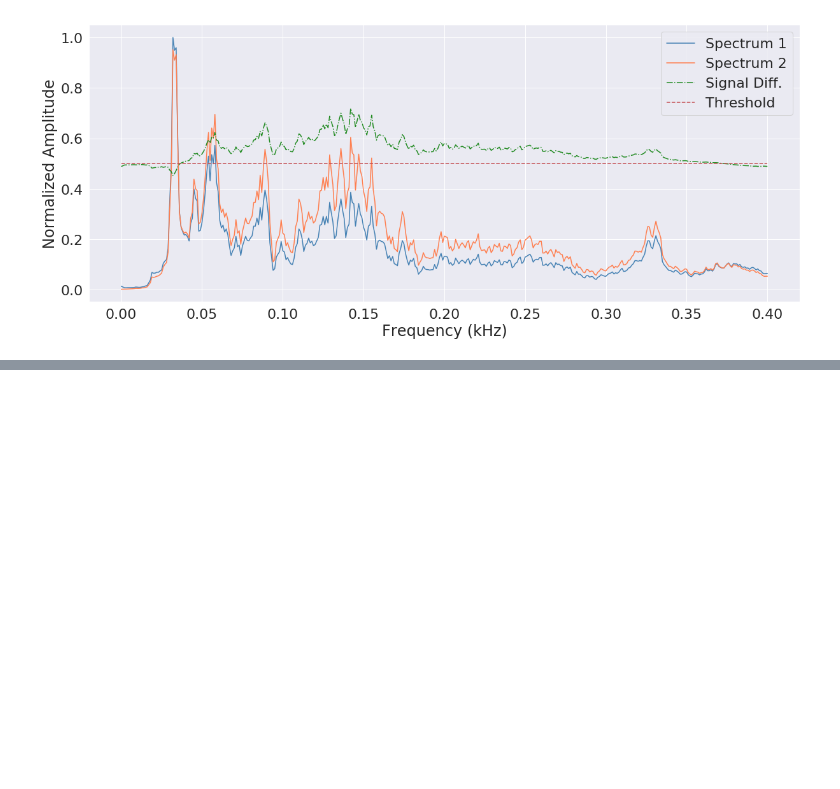
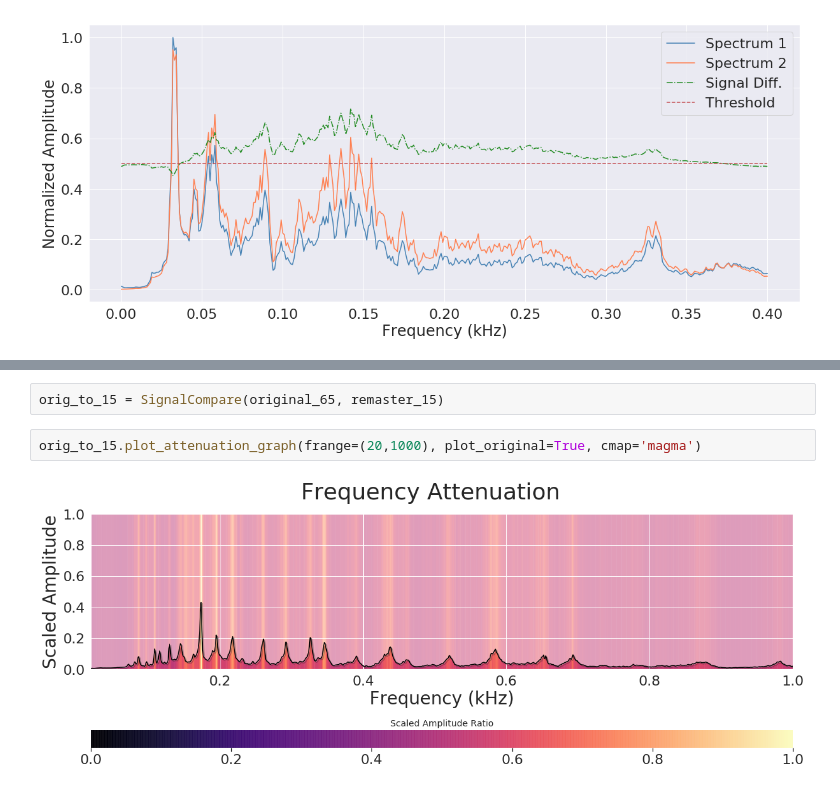
Before and after one commit to QED0711/ds_practice, a Jupyter notebook: librosa/AudioPlot.ipynb, the cells around one changed output, grey strips where cells are left out. Cells and saved outputs as stored; diff of their text form; blank space fills up the shorter version.

```diff
--- a/librosa/AudioPlot.ipynb
+++ b/librosa/AudioPlot.ipynb
@@ -150,0 +182,6 @@ sc_eq.plot_attenuation_graph(
+# %%
+orig_to_15 = SignalCompare(original_65, remaster_15)
+# %%
+orig_to_15.plot_attenuation_graph(frange=(20,1000), plot_original=True, cmap='magma')
+# %% [output]
+[figure, added]
```
Also changed, not shown: parts of 14 cells of this notebook, 1 other file.
